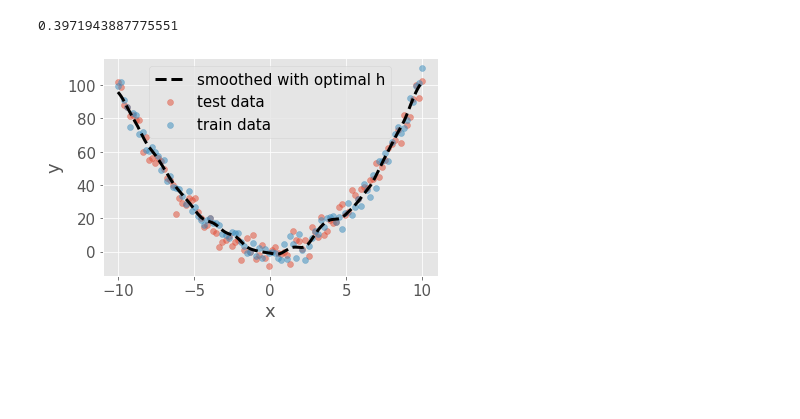
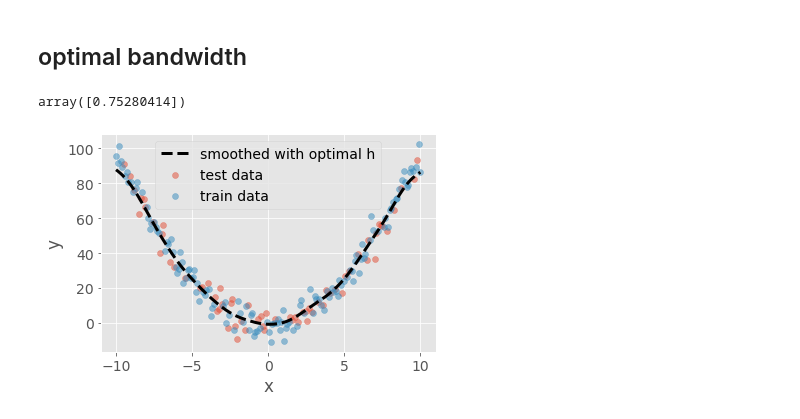
Before and after one commit to JulietteFranque/SDS383D_JF, a Jupyter notebook: exercises-06/notebooks/kernel_smoother.ipynb, the cells around one changed output. Cells and saved outputs as stored; diff of their text form; code cells hidden in the pictures; blank space fills up the shorter version.

```diff
--- a/exercises-06/notebooks/kernel_smoother.ipynb
+++ b/exercises-06/notebooks/kernel_smoother.ipynb
@@ -42,10 +45,0 @@ plt.pcolormesh(xx, yy, val_pred.reshape(100,100), cmap='coolwarm',shading='auto'
-# %%
-x_train = np.linspace(-10,10,100).reshape(-1,1)
-y_train = x_train**2 + np.random.normal(0,5, size=len(x_train)).reshape(-1,1)
-x_test = np.linspace(-10,10,100).reshape(-1,1)
-y_test = x_test**2 + np.random.normal(0,5, size=len(x_test)).reshape(-1,1)
-smoother = kernel_smoother.KernelSmoother(bandwidth=2)
-smoother.fit(x_train, x_test, y_train, y_test)
-smoother.bandwidth
-# %% [output]
-0.3971943887775551
@@ -54,9 +46,22 @@ x_plot = np.linspace(-10, 10, 1000).reshape(-1,1)
-# %%
-plt.plot(x_plot, smoother.predict(x_train, y_train, x_plot), color='black', lw=3, linestyle='--', label='smoothed with optimal h')
-plt.scatter(x_test, y_test, alpha =.5, label='test data')
-plt.scatter(x_train, y_train, alpha =.5, label='train data')
-plt.legend()
-plt.xlabel('x')
-plt.ylabel('y');
-# %% [output]
-[figure, removed]
+# %% [markdown]
+## optimal bandwidth
+# %%
+x = np.linspace(-10,10,200).reshape(-1,1)
+y = x**2 + np.random.normal(0,5, size=len(x)).reshape(-1,1)
+smoother = kernel_smoother.KernelSmoother(x, y)
+smoother.fit(method='basic_validation')
+smoother.bandwidth
+# %% [output]
+array([0.75280414])
+# %%
+x_train, x_test, y_train, y_test = train_test_split(x, y, test_size=0.33, random_state=42)
+x_plot = np.linspace(-10,10,500).reshape(-1,1)
+# %%
+plt.plot(x_plot, smoother.predict(x_plot), color='black', lw=3, linestyle='--', label='smoothed with optimal h')
+plt.scatter(x_test, y_test, alpha =.5, label='test data')
+plt.scatter(x_train, y_train, alpha =.5, label='train data')
+plt.legend()
+plt.xlabel('x')
+plt.ylabel('y');
+# %% [output]
+[figure, added]
```
Also changed, not shown: parts of 16 cells of this notebook, 1 other file.
